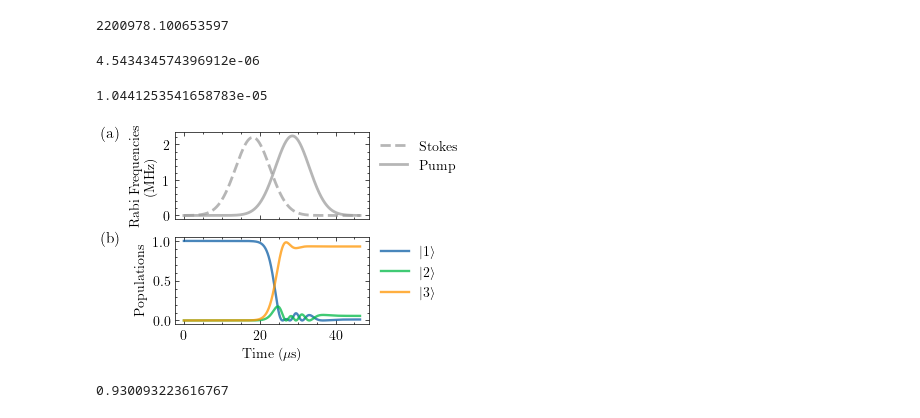
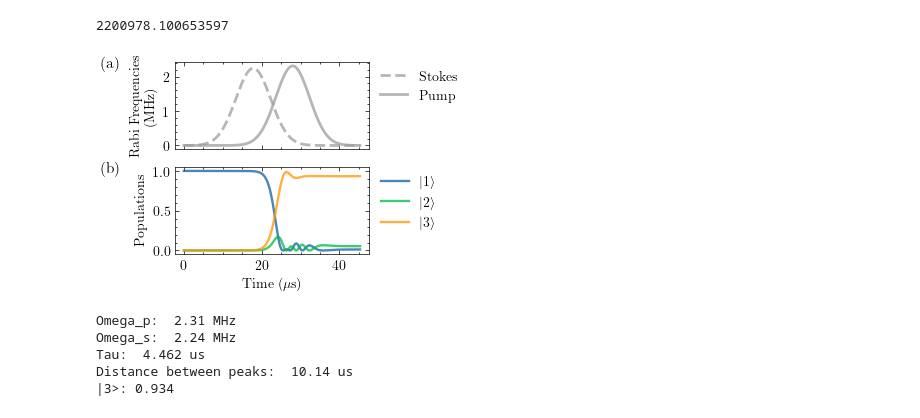
Before and after one commit to j-chen1/stirap-sim, a Jupyter notebook: final.ipynb, the cells around one changed output. Drawn from its saved outputs; the diff is of its cells as text; code cells hidden in the pictures.

```diff
--- a/final.ipynb
+++ b/final.ipynb
@@ -587,20 +587,12 @@ a0 = physical_constants['Bohr radius'][0]
 0.005 * e * a0 * np.sqrt(2*c*50e-3) / hbar
 # %% [output]
 2200978.100653597
-# %%
-Omega_stdev_s
-# %% [output]
-4.543434574396912e-06
-# %%
-(117 / 50)*Omega_stdev_p
-# %% [output]
-1.0441253541658783e-05
 # %%
 Delta_p = 0
 Delta_s = Delta_p  # Two photon resonance
 
-Omega_s = 0.005 * e * a0 * np.sqrt(2*c*50e-3) / hbar
-Omega_p = 0.018 * e * a0 * np.sqrt(2*c*4e-3) / hbar
+Omega_p = 0.005 * e * a0 * np.sqrt(2*c*55e-3) / hbar
+Omega_s = 0.018 * e * a0 * np.sqrt(2*c*4e-3) / hbar
 
 Omega_stdev_s = 10 / Omega_s
 Omega_stdev_p = 10 / Omega_p
@@ -653,35 +645,43 @@ ax[1].plot(ts/1e-6, output.expect[2], label=r"$|$" + f"3" + r"$\rangle$", color=
 
 # ax[3].plot(ts_energies, energies[2], label=energy_labels[2], color=colors[3], linewidth=1.7, alpha=0.75)
 # ax[3].plot(ts_energies, energies[1], label=energy_labels[1], color=colors[4], linewidth=1.7, alpha=0.75)
 # ax[3].plot(ts_energies, energies[0], label=energy_labels[0], color=colors[5], linewidth=1.7, alpha=0.75)
 
 ax[1].set_ylabel("Populations")
 ax[1].legend(bbox_to_anchor=(1., 1.05))
 ax[1].set_xlabel(r"Time ($\mu$s)")
 # ax[1].set_xticks([0, 100, 200, 300, 400])
 # ax[2].plot(ts, np.arctan2(pump_np(ts), stokes_np(ts)) * 180 / np.pi, color="teal", linewidth=2.2, alpha=0.75)
 # ax[2].set_ylabel("Mixing\n" + r"Angle $\theta(t)$")
 # ax[2].set_yticks([0, 45, 90])
 
 # ax[3].set_ylabel("Eigenenergies")
 # ax[3].set_xlabel("Time")
 # ax[3].legend(bbox_to_anchor=(1., 1.05))
 
 
 ax[0].text(-0.33, 0.98, r'(a)', transform=ax[0].transAxes, fontsize=11, color='black',
         ha='center', va='center')
 ax[1].text(-0.33, 0.98, r'(b)', transform=ax[1].transAxes, fontsize=11, color='black',
         ha='center', va='center')
 # ax[2].text(-0.32, 0.98, r'(c)', transform=ax[2].transAxes, fontsize=11, color='black',
 #         ha='center', va='center')
 # ax[3].text(-0.32, 0.98, r'(d)', transform=ax[3].transAxes, fontsize=11, color='black',
 #         ha='center', va='center')
 
 plt.show()
 fig.savefig('img/KRb_parameters.png', dpi=1200)
 # %% [output]
-[figure, old version]
+[figure, new version]
-# %%
-print(output.expect[2][-1])
-# %% [output]
-0.930093223616767
+# %%
+print(f"Omega_p: {Omega_p / 1e6 : .2f} MHz" )
+print(f"Omega_s: {Omega_s / 1e6 : .2f} MHz" )
+print(f"Tau: {10/Omega_s / 1e-6 : .3f} us")
+print(f"Distance between peaks: {(117 / 50)*Omega_stdev_p / 1e-6 : .2f} us")
+print(f"|3>: {output.expect[2][-1] :.3f}")
+# %% [output]
+Omega_p:  2.31 MHz
+Omega_s:  2.24 MHz
+Tau:  4.462 us
+Distance between peaks:  10.14 us
+|3>: 0.934
```
